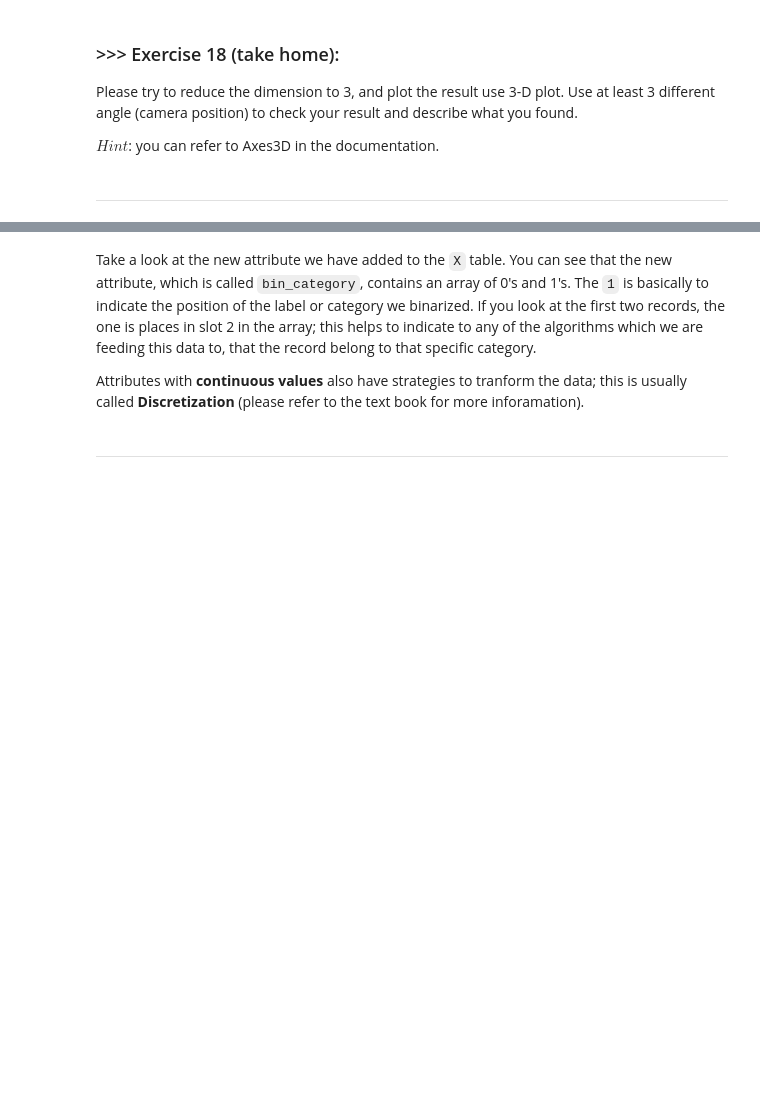
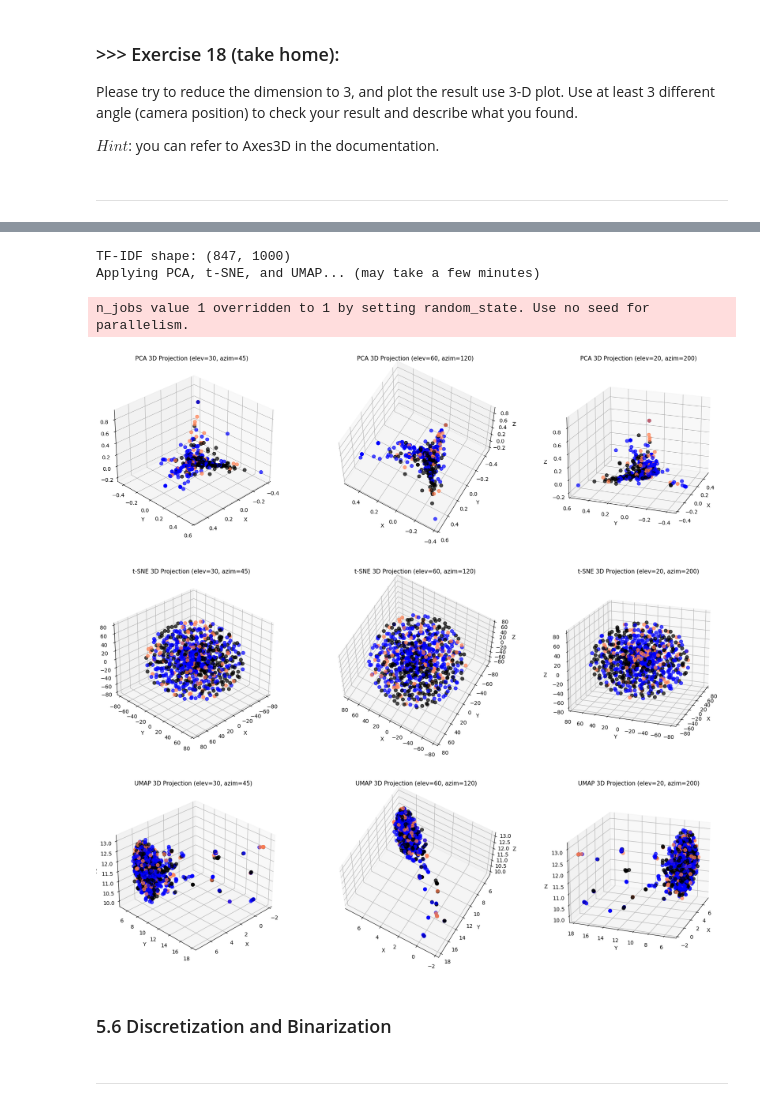
Before and after one commit to Ats-Tewe/DM2025-Lab1-Exercise, a Jupyter notebook: DM2025-Lab1-Homework.ipynb, the cells around one changed output, grey strips where cells are left out. Cells and saved outputs as stored; diff of their text form; code cells hidden in the pictures; blank space fills up the shorter version.

```diff
--- a/DM2025-Lab1-Homework.ipynb
+++ b/DM2025-Lab1-Homework.ipynb
@@ -2221,6 +1507,77 @@ X[0:9]
-# %% [markdown]
-Take a look at the new attribute we have added to the `X` table. You can see that the new attribute, which is called `bin_category`, contains an array of 0's and 1's. The `1` is basically to indicate the position of the label or category we binarized. If you look at the first two records, the one is places in slot 2 in the array; this helps to indicate to any of the algorithms which we are feeding this data to, that the record belong to that specific category.
-
-Attributes with **continuous values** also have strategies to tranform the data; this is usually called **Discretization** (please refer to the text book for more inforamation).
+# %%
+# Answer Here
+
+import pandas as pd
+from sklearn.feature_extraction.text import TfidfVectorizer
+from sklearn.decomposition import PCA
+from sklearn.manifold import TSNE
+import umap
+import matplotlib.pyplot as plt
+from mpl_toolkits.mplot3d import Axes3D  # Required for 3D plots
+
+# Load and Prepare Data
+df = pd.read_csv("newdataset/Reddit-stock-sentiment.csv")
+
+# Keep only the relevant columns
+df = df[["text", "label"]].dropna()
+
+# Add a 'label_name' column mapping numeric to text categories
+label_map = {
+    0.0: "neutral",
+    -1.0: "negative",
+    1.0: "positive"
+}
+df["label_name"] = df["label"].map(label_map)
+
+# Convert text to TF-IDF features
+vectorizer = TfidfVectorizer(max_features=1000, stop_words='english')
+X_tfidf = vectorizer.fit_transform(df["text"].astype(str)).toarray()
+
+print(f"TF-IDF shape: {X_tfidf.shape}")
+
+# Dimensionality Reduction (3D)
+print("Applying PCA, t-SNE, and UMAP... (may take a few minutes)")
+
+X_pca_3d = PCA(n_components=3, random_state=42).fit_transform(X_tfidf)
+X_tsne_3d = TSNE(n_components=3, random_state=42, perplexity=30).fit_transform(X_tfidf)
+X_umap_3d = umap.UMAP(n_components=3, random_state=42).fit_transform(X_tfidf)
+
+# Color mapping for sentiments
+colors = {'positive': 'coral', 'neutral': 'blue', 'negative': 'black'}
+label_colors = df['label_name'].map(colors)
+
+# Reusable 3D Plot Function
+def plot_3d(X_reduced, title):
+    fig = plt.figure(figsize=(18, 5))
+    angles = [(30, 45), (60, 120), (20, 200)]  # 3 camera views
+
+    for i, (elev, azim) in enumerate(angles, 1):
+        ax = fig.add_subplot(1, 3, i, projection='3d')
+        ax.scatter(
+            X_reduced[:, 0], X_reduced[:, 1], X_reduced[:, 2],
+            c=label_colors, s=40, alpha=0.7
+        )
+        ax.view_init(elev=elev, azim=azim)
+        ax.set_title(f"{title} (elev={elev}, azim={azim})", fontsize=11)
+        ax.set_xlabel("X")
+        ax.set_ylabel("Y")
+        ax.set_zlabel("Z")
+
+    plt.tight_layout()
+    plt.show()
+
+# Run for PCA, t-SNE, and UMAP
+plot_3d(X_pca_3d, "PCA 3D Projection")
+plot_3d(X_tsne_3d, "t-SNE 3D Projection")
+plot_3d(X_umap_3d, "UMAP 3D Projection")
+# %% [output]
+TF-IDF shape: (847, 1000)
+Applying PCA, t-SNE, and UMAP... (may take a few minutes)
+n_jobs value 1 overridden to 1 by setting random_state. Use no seed for parallelism.
+[figure, added]
+[figure, added]
+[figure, added]
+# %% [markdown]
+### 5.6 Discretization and Binarization
 # %% [markdown]
 ---
```
Also changed, not shown: parts of 241 cells of this notebook, 8 other files.
